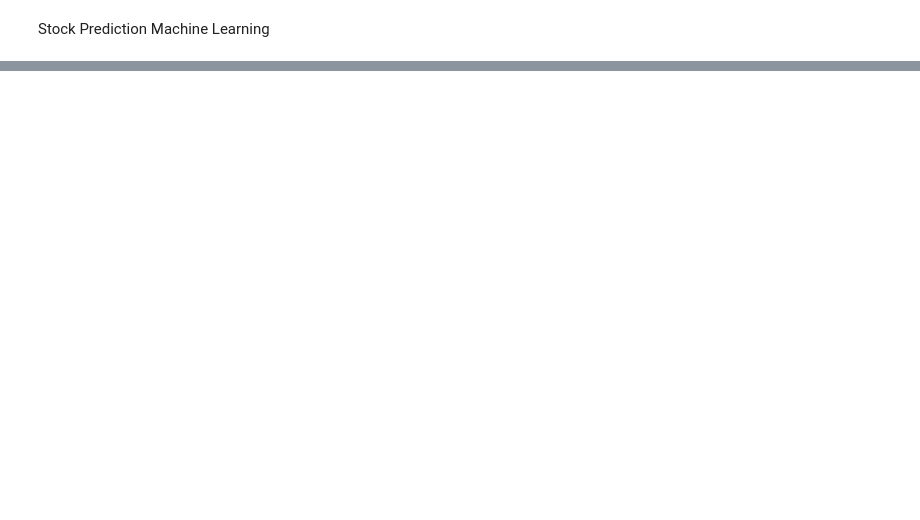
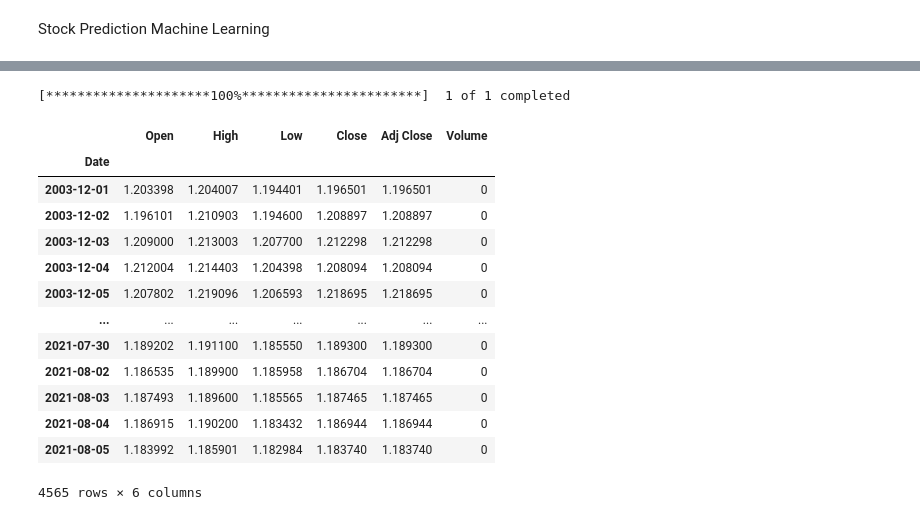
Before and after one commit to sidh-singh/StockRegression, a Jupyter notebook: StockPrediction.ipynb, the cells around one changed output, grey strips where cells are left out. Drawn from its saved outputs; the diff is of its cells as text; code cells hidden in the pictures; blank space fills up the shorter version.

```diff
--- a/StockPrediction.ipynb
+++ b/StockPrediction.ipynb
@@ -31,0 +32,19 @@ import yfinance as yf
+# %%
+data = yf.download('EURUSD=X',start='2000-01-01',end='2021-08-05')
+data
+# %% [output]
+[*********************100%***********************]  1 of 1 completed
+|  | Open | High | Low | Close | Adj Close | Volume |
+| Date |  |  |  |  |  |  |
+| 2003-12-01 | 1.203398 | 1.204007 | 1.194401 | 1.196501 | 1.196501 | 0 |
+| 2003-12-02 | 1.196101 | 1.210903 | 1.194600 | 1.208897 | 1.208897 | 0 |
+| 2003-12-03 | 1.209000 | 1.213003 | 1.207700 | 1.212298 | 1.212298 | 0 |
+| 2003-12-04 | 1.212004 | 1.214403 | 1.204398 | 1.208094 | 1.208094 | 0 |
+| 2003-12-05 | 1.207802 | 1.219096 | 1.206593 | 1.218695 | 1.218695 | 0 |
+| ... | ... | ... | ... | ... | ... | ... |
+| 2021-07-30 | 1.189202 | 1.191100 | 1.185550 | 1.189300 | 1.189300 | 0 |
+| 2021-08-02 | 1.186535 | 1.189900 | 1.185958 | 1.186704 | 1.186704 | 0 |
+| 2021-08-03 | 1.187493 | 1.189600 | 1.185565 | 1.187465 | 1.187465 | 0 |
+| 2021-08-04 | 1.186915 | 1.190200 | 1.183432 | 1.186944 | 1.186944 | 0 |
+| 2021-08-05 | 1.183992 | 1.185901 | 1.182984 | 1.183740 | 1.183740 | 0 |
+4565 rows × 6 columns
```
Also changed, not shown: parts of 21 cells of this notebook.
